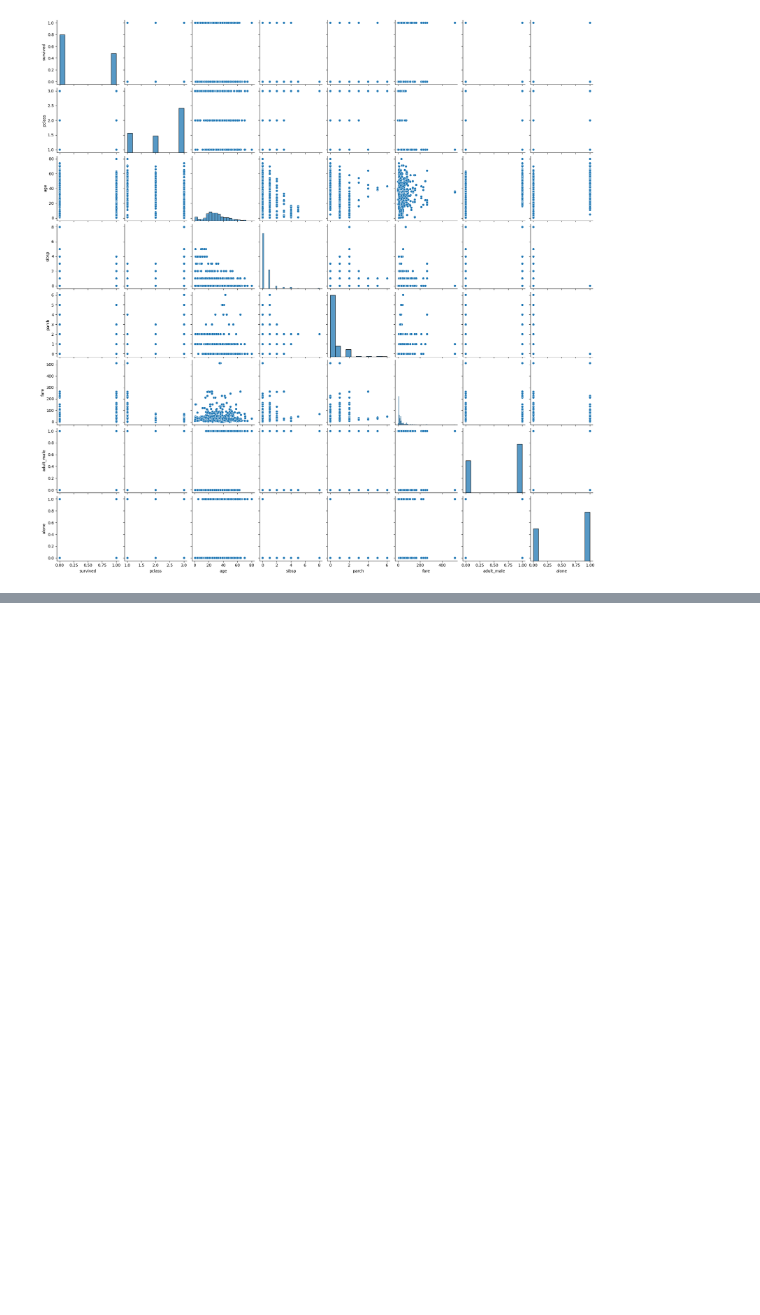
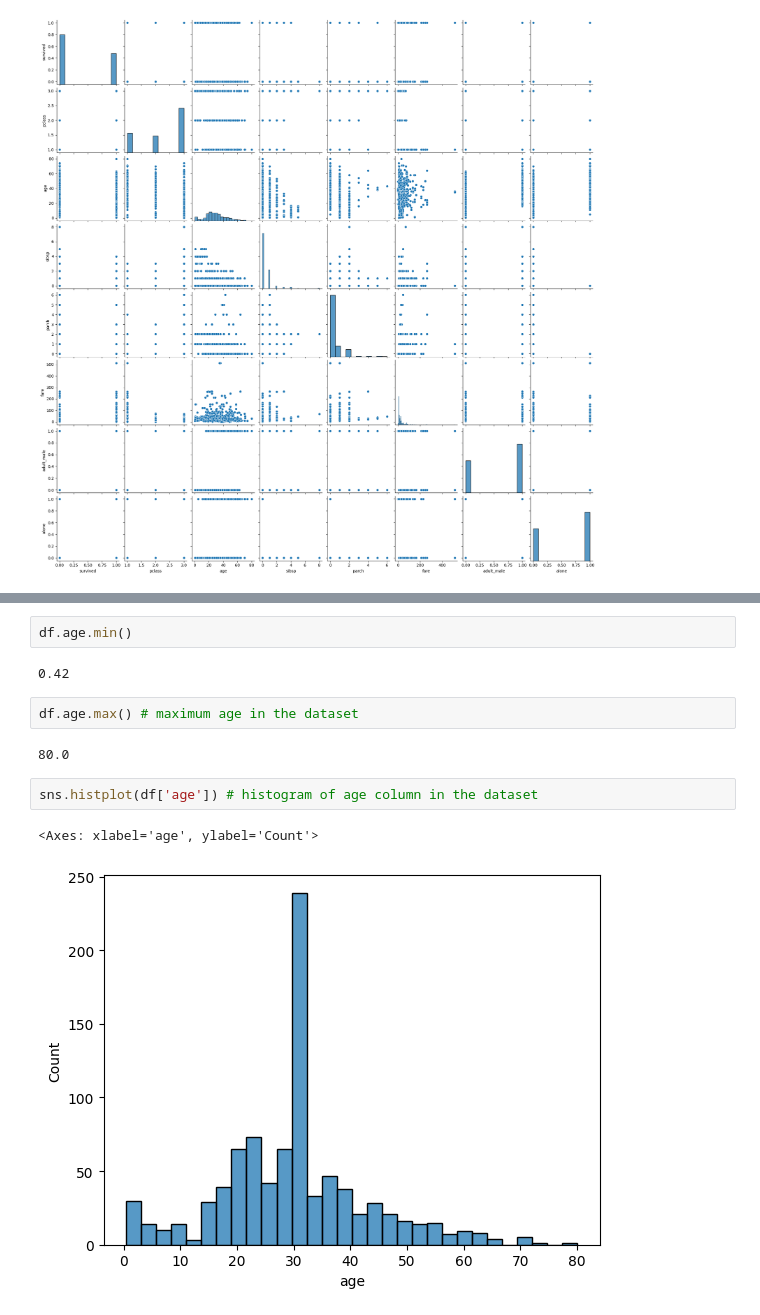
Before and after one commit to tariq-ahmed/Data-Science-AI-with-Codanics, a Jupyter notebook: EDA/EDA_analysis.ipynb, the cells around one changed output, grey strips where cells are left out. Cells and saved outputs as stored; diff of their text form; blank space fills up the shorter version.

```diff
--- a/EDA/EDA_analysis.ipynb
+++ b/EDA/EDA_analysis.ipynb
@@ -315,0 +526,13 @@ sns.pairplot(df) # pairplot of the dataset using seaborn library
+# %%
+df.age.min()
+# %% [output]
+0.42
+# %%
+df.age.max() # maximum age in the dataset
+# %% [output]
+80.0
+# %%
+sns.histplot(df['age']) # histogram of age column in the dataset
+# %% [output]
+<Axes: xlabel='age', ylabel='Count'>
+[figure, added]
```
Also changed, not shown: parts of 87 cells of this notebook.
